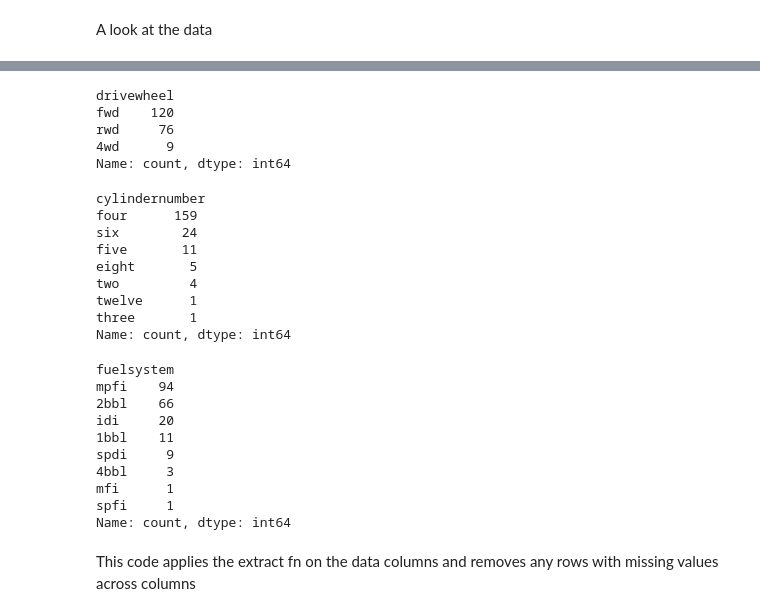
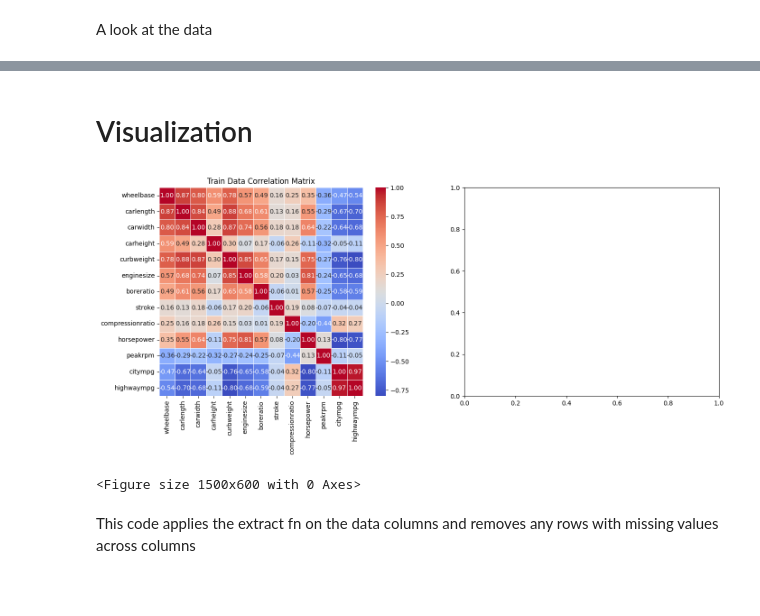
Before and after one commit to nxndinisxh/MRM_ResearchAI_Taskphase, a Jupyter notebook: LinearRegression.ipynb, the cells around one changed output, grey strips where cells are left out. Saved outputs shown, nothing was run; the diff lists cells and outputs as text; code cells hidden in the pictures; blank space fills up the shorter version.

```diff
--- a/LinearRegression.ipynb
+++ b/LinearRegression.ipynb
@@ -41,33 +77,0 @@ Name: count, dtype: int64
-# %%
-train_data['drivewheel'].value_counts()
-# %% [output]
-drivewheel
-fwd    120
-rwd     76
-4wd      9
-Name: count, dtype: int64
-# %%
-train_data['cylindernumber'].value_counts()
-# %% [output]
-cylindernumber
-four      159
-six        24
-five       11
-eight       5
-two         4
-twelve      1
-three       1
-Name: count, dtype: int64
-# %%
-train_data['fuelsystem'].value_counts()
-# %% [output]
-fuelsystem
-mpfi    94
-2bbl    66
-idi     20
-1bbl    11
-spdi     9
-4bbl     3
-mfi      1
-spfi     1
-Name: count, dtype: int64
@@ -80,0 +78,21 @@ def preprocess(X):
+# %% [markdown]
+# Visualization
+# %%
+train_corr = train_data[num_Cols].corr()
+# test_corr = test_data[num_Cols].corr()
+
+# Set up the figure and subplots
+fig, axes = plt.subplots(1, 2, figsize=(16, 6))  # 1 row, 2 columns
+plt.figure(figsize=(15, 6))
+# Train Data Heatmap
+sns.heatmap(train_corr, annot=True, cmap="coolwarm", fmt=".2f", linewidths=0.5, ax=axes[0])
+axes[0].set_title("Train Data Correlation Matrix")
+
+# Test Data Heatmap
+# sns.heatmap(test_corr, annot=True, cmap="coolwarm", fmt=".2f", linewidths=0.5, ax=axes[1])
+# axes[1].set_title("Test Data Correlation Matrix")
+
+plt.show()
+# %% [output]
+[figure, added]
+<Figure size 1500x600 with 0 Axes>
```
Also changed, not shown: parts of 35 cells of this notebook.
